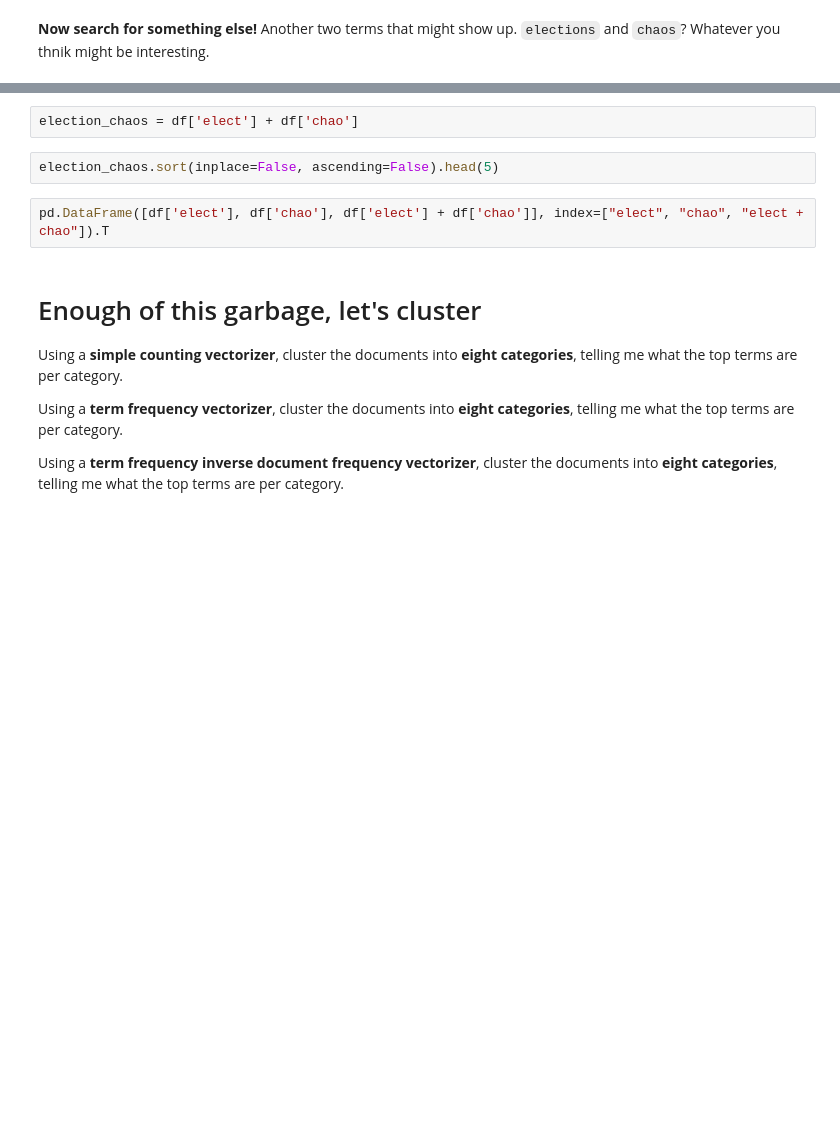
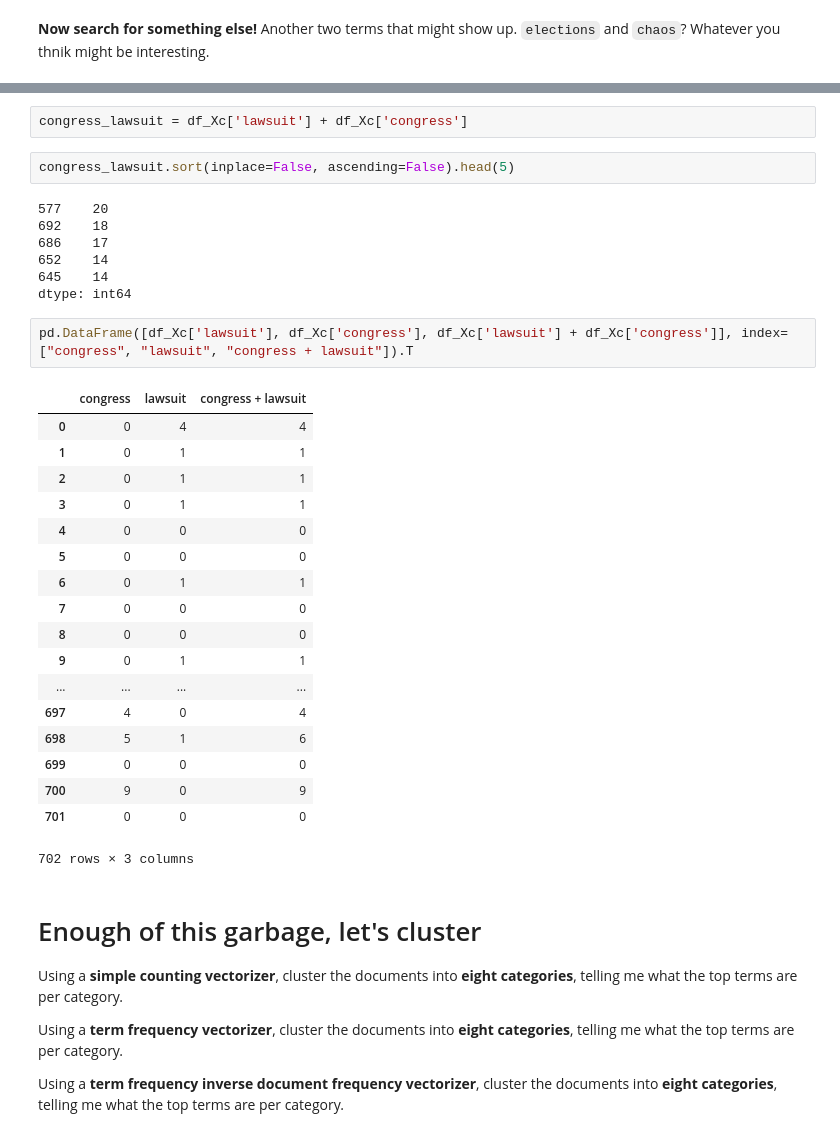
Before and after one commit to radhikapc/foundation-homework, a Jupyter notebook: homework13/14 - TF-IDF Homework.ipynb, the cells around one changed output, grey strips where cells are left out. Cells and saved outputs as stored; diff of their text form; blank space fills up the shorter version.

```diff
--- a/homework13/14 - TF-IDF Homework.ipynb
+++ b/homework13/14 - TF-IDF Homework.ipynb
@@ -231,9 +253,35 @@ df.columns
-# %%
-election_chaos = df['elect'] + df['chao']
+# %%
+congress_lawsuit = df_Xc['lawsuit'] + df_Xc['congress']
 # %%
-election_chaos.sort(inplace=False, ascending=False).head(5)
+congress_lawsuit.sort(inplace=False, ascending=False).head(5)
+# %% [output]
+577    20
+692    18
+686    17
+652    14
+645    14
+dtype: int64
-# %%
-pd.DataFrame([df['elect'], df['chao'], df['elect'] + df['chao']], index=["elect", "chao", "elect + chao"]).T
+# %%
+pd.DataFrame([df_Xc['lawsuit'], df_Xc['congress'], df_Xc['lawsuit'] + df_Xc['congress']], index=["congress", "lawsuit", "congress + lawsuit"]).T
+# %% [output]
+|  | congress | lawsuit | congress + lawsuit |
+| 0 | 0 | 4 | 4 |
+| 1 | 0 | 1 | 1 |
+| 2 | 0 | 1 | 1 |
+| 3 | 0 | 1 | 1 |
+| 4 | 0 | 0 | 0 |
+| 5 | 0 | 0 | 0 |
+| 6 | 0 | 1 | 1 |
+| 7 | 0 | 0 | 0 |
+| 8 | 0 | 0 | 0 |
+| 9 | 0 | 1 | 1 |
+| ... | ... | ... | ... |
+| 697 | 4 | 0 | 4 |
+| 698 | 5 | 1 | 6 |
+| 699 | 0 | 0 | 0 |
+| 700 | 9 | 0 | 9 |
+| 701 | 0 | 0 | 0 |
+702 rows × 3 columns
 # %% [markdown]
 # Enough of this garbage, let's cluster
 
```
Also changed, not shown: parts of 11 cells of this notebook.
